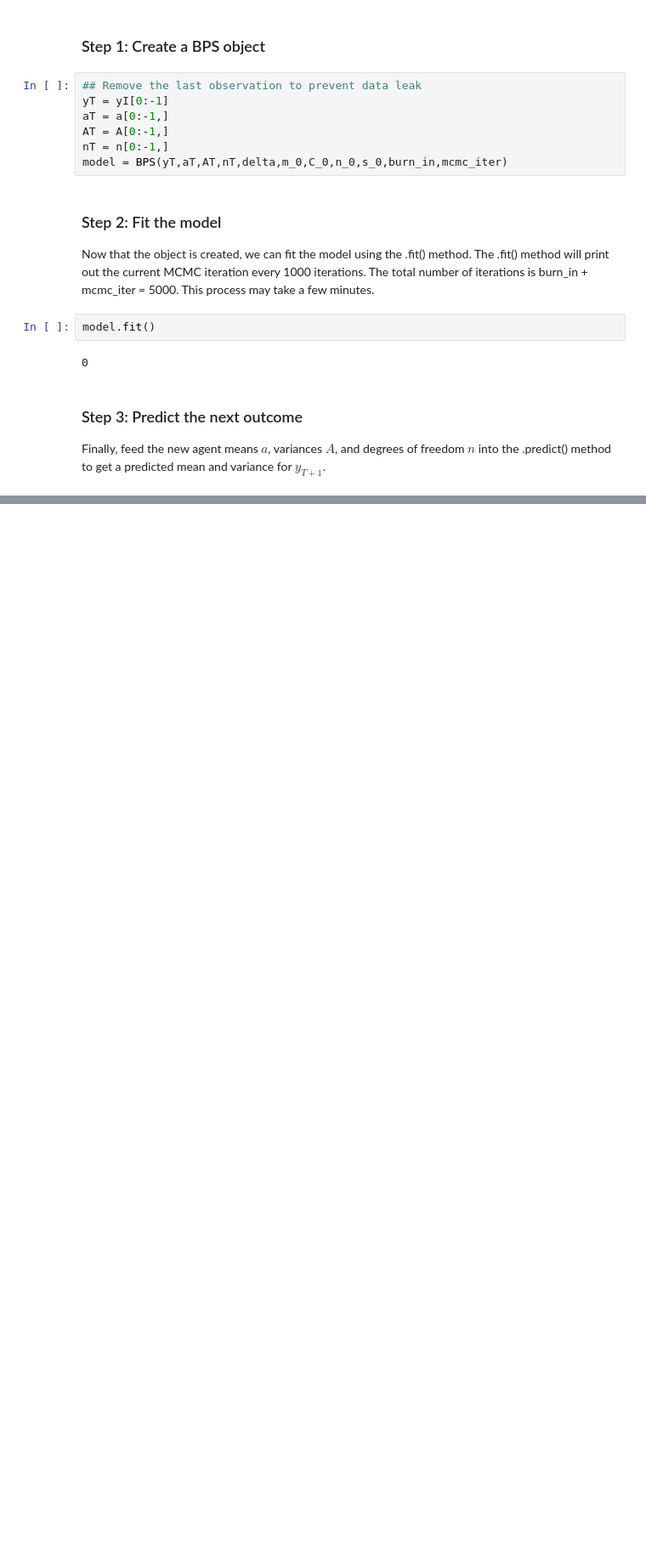
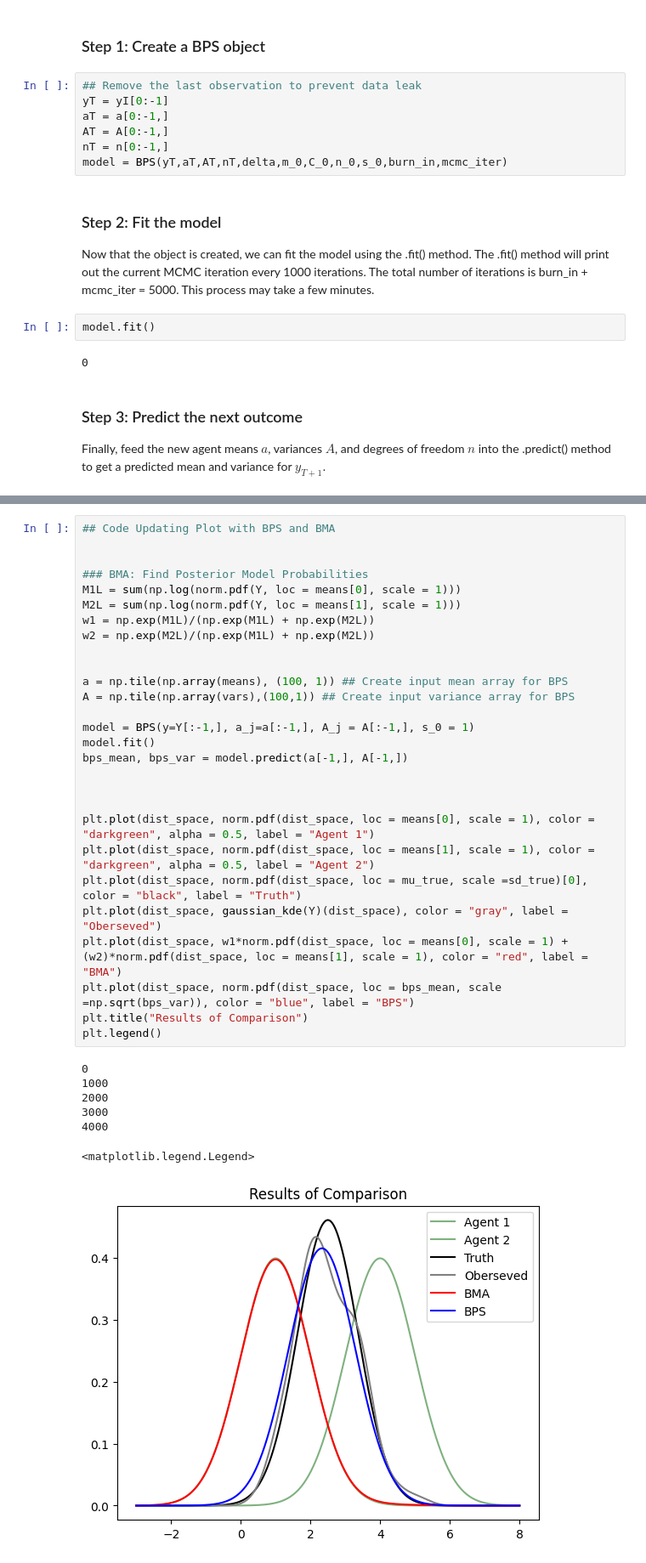
Before and after one commit to josephrilling/dynbps, a Jupyter notebook: nbs/index.ipynb, the cells around one changed output, grey strips where cells are left out. Shown: that part at 85% size. Cells and saved outputs as stored; diff of their text form; blank space fills up the shorter version.

```diff
--- a/nbs/index.ipynb
+++ b/nbs/index.ipynb
@@ -101,0 +165,36 @@ print(predicted_variance)
+# %%
+## Code Updating Plot with BPS and BMA
+
+
+### BMA: Find Posterior Model Probabilities
+M1L = sum(np.log(norm.pdf(Y, loc = means[0], scale = 1)))
+M2L = sum(np.log(norm.pdf(Y, loc = means[1], scale = 1)))
+w1 = np.exp(M1L)/(np.exp(M1L) + np.exp(M2L))
+w2 = np.exp(M2L)/(np.exp(M1L) + np.exp(M2L))
+
+
+a = np.tile(np.array(means), (100, 1)) ## Create input mean array for BPS
+A = np.tile(np.array(vars),(100,1)) ## Create input variance array for BPS
+
+model = BPS(y=Y[:-1,], a_j=a[:-1,], A_j = A[:-1,], s_0 = 1)
+model.fit()
+bps_mean, bps_var = model.predict(a[-1,], A[-1,])
+
+
+
+plt.plot(dist_space, norm.pdf(dist_space, loc = means[0], scale = 1), color = "darkgreen", alpha = 0.5, label = "Agent 1")
+plt.plot(dist_space, norm.pdf(dist_space, loc = means[1], scale = 1), color = "darkgreen", alpha = 0.5, label = "Agent 2")
+plt.plot(dist_space, norm.pdf(dist_space, loc = mu_true, scale =sd_true)[0], color = "black", label = "Truth")
+plt.plot(dist_space, gaussian_kde(Y)(dist_space), color = "gray", label = "Oberseved")
+plt.plot(dist_space, w1*norm.pdf(dist_space, loc = means[0], scale = 1) + (w2)*norm.pdf(dist_space, loc = means[1], scale = 1), color = "red", label = "BMA")
+plt.plot(dist_space, norm.pdf(dist_space, loc = bps_mean, scale =np.sqrt(bps_var)), color = "blue", label = "BPS")
+plt.title("Results of Comparison")
+plt.legend()
+# %% [output]
+0
+1000
+2000
+3000
+4000
+<matplotlib.legend.Legend>
+[figure, added]
```
Also changed, not shown: parts of 10 cells of this notebook, 7 other files.
